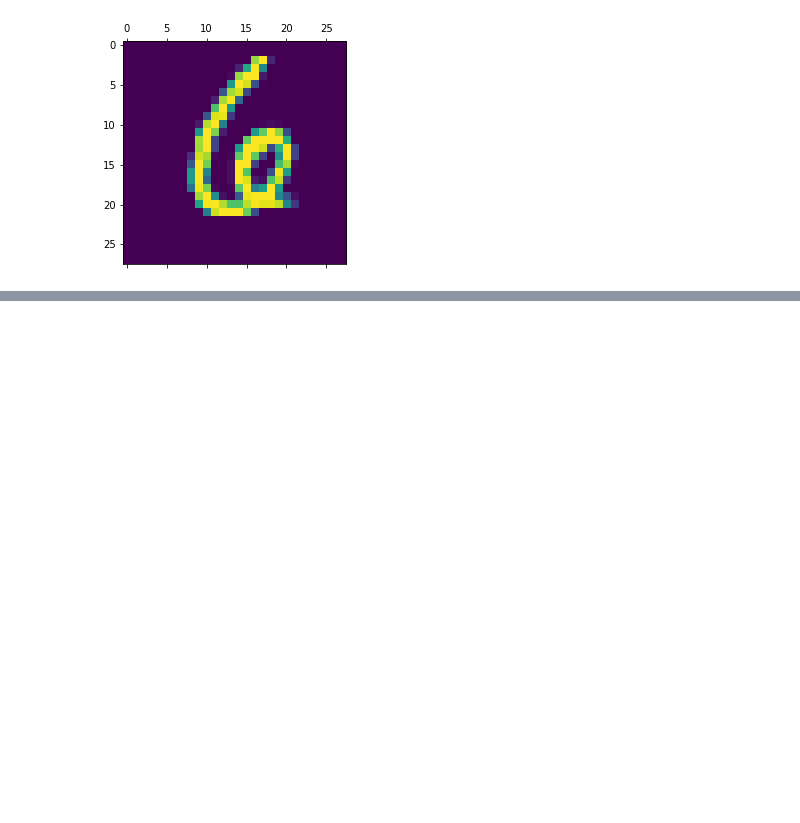
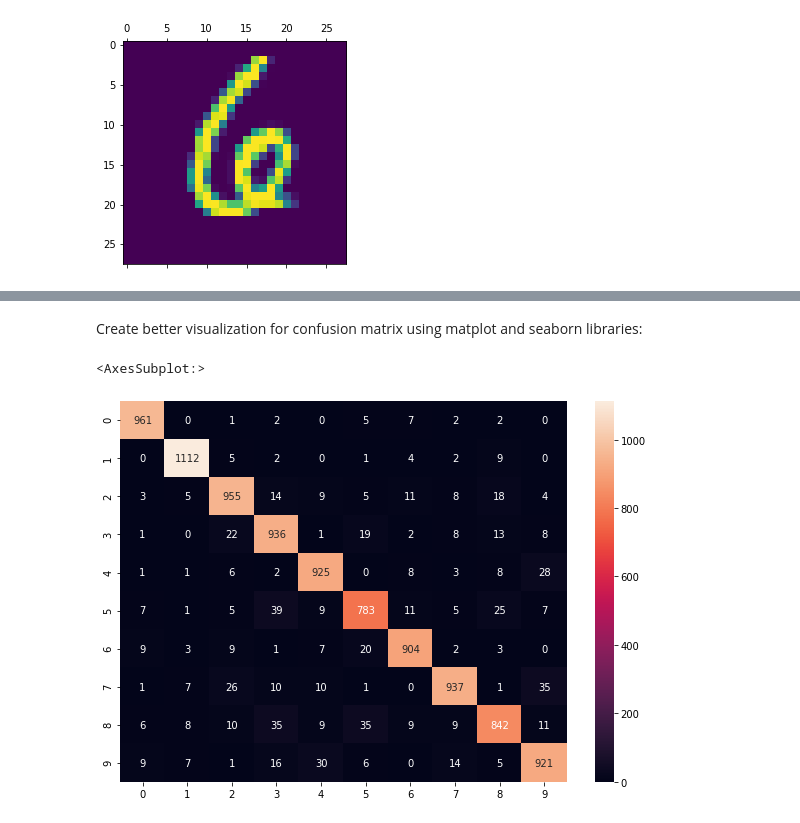
Before and after one commit to mauropappaterra/ANN-Number-Recognition-MNIST, a Jupyter notebook: ANN.ipynb, the cells around one changed output, grey strips where cells are left out. Drawn from its saved outputs; the diff is of its cells as text; code cells hidden in the pictures; blank space fills up the shorter version.

Commit message:
added confusion matrix and visualization

```diff
--- a/ANN.ipynb
+++ b/ANN.ipynb
@@ -179,0 +186,3 @@ array([[7.33395780e-08, 3.84670933e-14, 2.06898207e-07, ...,
+# %%
+predictions_labels = [np.argmax(prediction) for prediction in predictions]
+predictions_labels[:26]
@@ -208,0 +222,6 @@ np.argmax(predictions[123])
+# %%
+confusion_matrix = tf.math.confusion_matrix(
+    labels=y_test,
+    predictions=predictions_labels
+)
+confusion_matrix
@@ -208,0 +240,10 @@ np.argmax(predictions[123])
+# %% [markdown]
+Create better visualization for confusion matrix using matplot and seaborn libraries:
+# %%
+plot.figure(figsize = (10,7))
+plot.xlabel('Predicted Value')
+plot.ylabel('Truth Value')
+sb.heatmap (confusion_matrix, annot=True, fmt='d')
+# %% [output]
+<AxesSubplot:>
+[figure, added]
```
Also changed, not shown: parts of 16 cells of this notebook.
